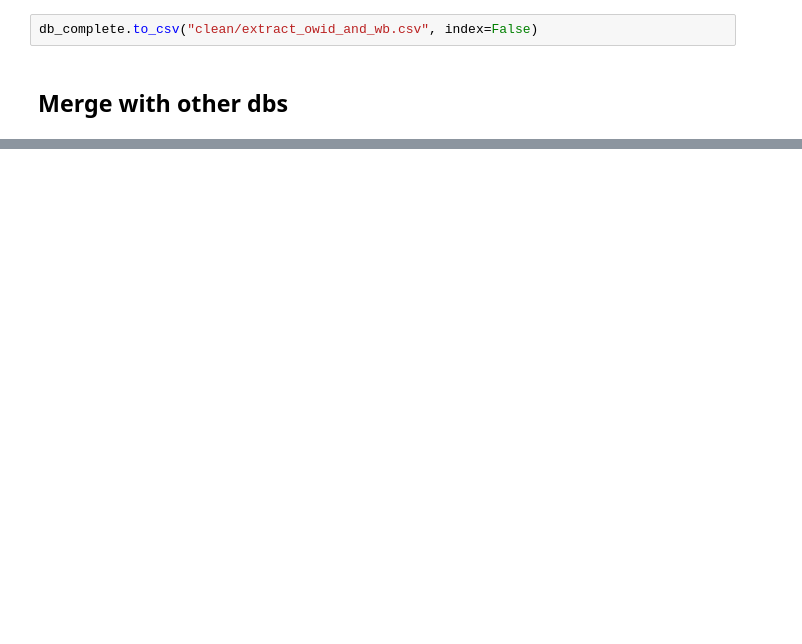
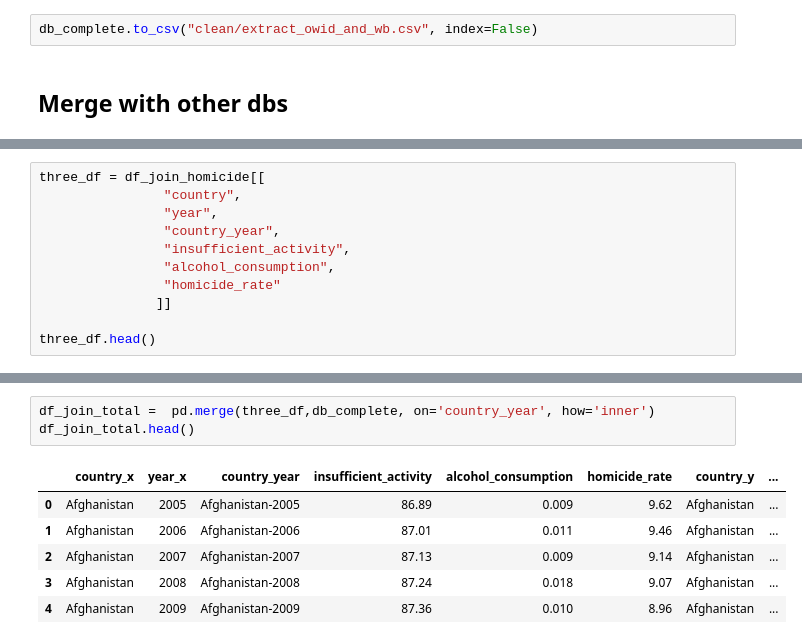
Before and after one commit to anajuarezar/Suicide-Analysis, a Jupyter notebook: data/OWID_WB_clean_dbs.ipynb, the cells around one changed output, grey strips where cells are left out. Cells and saved outputs as stored; diff of their text form; blank space fills up the shorter version.

```diff
--- a/data/OWID_WB_clean_dbs.ipynb
+++ b/data/OWID_WB_clean_dbs.ipynb
@@ -102,0 +222,11 @@ df_join_d.head()
+# %%
+three_df = df_join_homicide[[
+                "country",
+                "year",
+                "country_year",
+                "insufficient_activity",
+                "alcohol_consumption",
+                "homicide_rate"
+               ]]
+
+three_df.head()
@@ -102,0 +240,10 @@ df_join_d.head()
+# %%
+df_join_total =  pd.merge(three_df,db_complete, on='country_year', how='inner')
+df_join_total.head()
+# %% [output]
+|  | country_x | year_x | country_year | insufficient_activity | alcohol_consumption | homicide_rate | country_y | ... |
+| 0 | Afghanistan | 2005 | Afghanistan-2005 | 86.89 | 0.009 | 9.62 | Afghanistan | ... |
+| 1 | Afghanistan | 2006 | Afghanistan-2006 | 87.01 | 0.011 | 9.46 | Afghanistan | ... |
+| 2 | Afghanistan | 2007 | Afghanistan-2007 | 87.13 | 0.009 | 9.14 | Afghanistan | ... |
+| 3 | Afghanistan | 2008 | Afghanistan-2008 | 87.24 | 0.018 | 9.07 | Afghanistan | ... |
+| 4 | Afghanistan | 2009 | Afghanistan-2009 | 87.36 | 0.010 | 8.96 | Afghanistan | ... |
```
Also changed, not shown: parts of 26 cells of this notebook.
